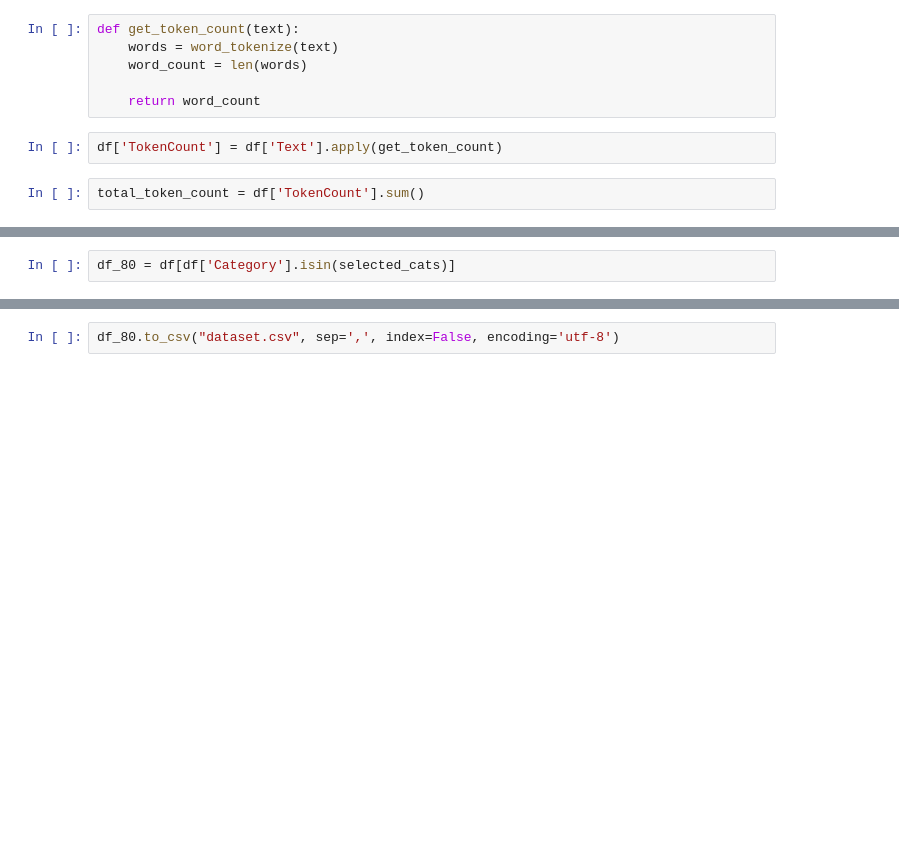
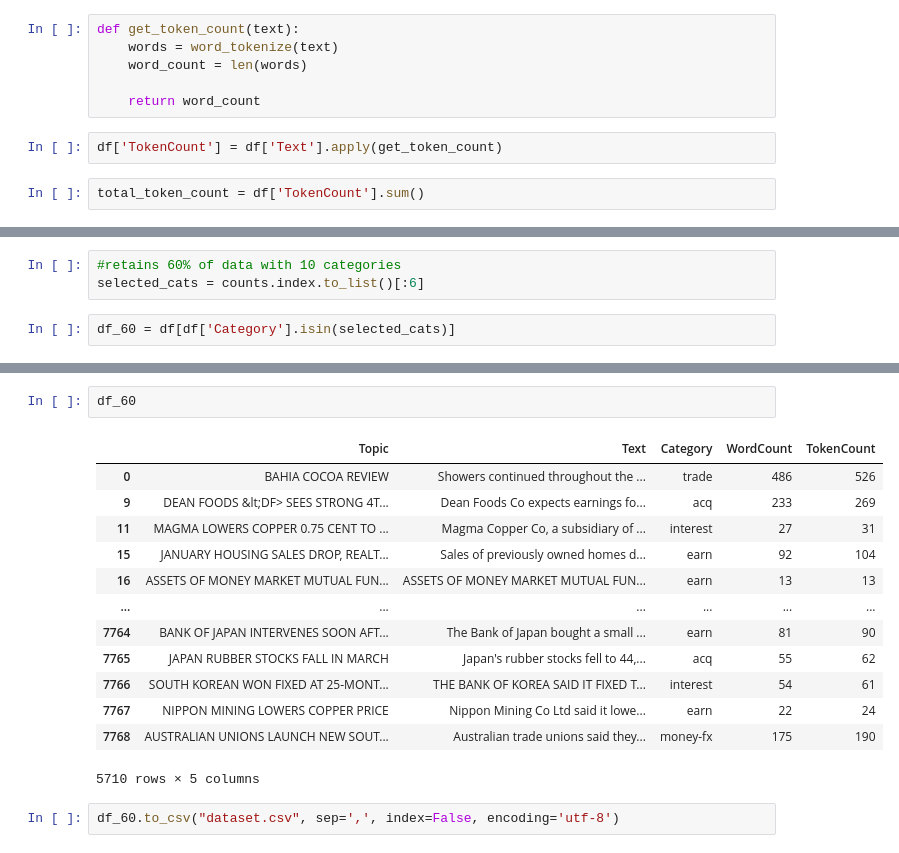
Before and after one commit to NevJay/NLP-Group-CW, a Jupyter notebook: Task_2/Reuters_Analysis.ipynb, the cells around one changed output, grey strips where cells are left out. Saved outputs shown, nothing was run; the diff lists cells and outputs as text; blank space fills up the shorter version.

```diff
--- a/Task_2/Reuters_Analysis.ipynb
+++ b/Task_2/Reuters_Analysis.ipynb
@@ -243,2 +235,5 @@ selected_cats = counts.index.to_list()[:10]
+# %%
+#retains 60% of data with 10 categories
+selected_cats = counts.index.to_list()[:6]
 # %%
-df_80 = df[df['Category'].isin(selected_cats)]
+df_60 = df[df['Category'].isin(selected_cats)]
@@ -261,2 +240,18 @@ df_80
+# %%
+df_60
+# %% [output]
+|  | Topic | Text | Category | WordCount | TokenCount |
+| 0 | BAHIA COCOA REVIEW | Showers continued throughout the ... | trade | 486 | 526 |
+| 9 | DEAN FOODS &lt;DF> SEES STRONG 4T... | Dean Foods Co expects earnings fo... | acq | 233 | 269 |
+| 11 | MAGMA LOWERS COPPER 0.75 CENT TO ... | Magma Copper Co, a subsidiary of ... | interest | 27 | 31 |
+| 15 | JANUARY HOUSING SALES DROP, REALT... | Sales of previously owned homes d... | earn | 92 | 104 |
+| 16 | ASSETS OF MONEY MARKET MUTUAL FUN... | ASSETS OF MONEY MARKET MUTUAL FUN... | earn | 13 | 13 |
+| ... | ... | ... | ... | ... | ... |
+| 7764 | BANK OF JAPAN INTERVENES SOON AFT... | The Bank of Japan bought a small ... | earn | 81 | 90 |
+| 7765 | JAPAN RUBBER STOCKS FALL IN MARCH | Japan's rubber stocks fell to 44,... | acq | 55 | 62 |
+| 7766 | SOUTH KOREAN WON FIXED AT 25-MONT... | THE BANK OF KOREA SAID IT FIXED T... | interest | 54 | 61 |
+| 7767 | NIPPON MINING LOWERS COPPER PRICE | Nippon Mining Co Ltd said it lowe... | earn | 22 | 24 |
+| 7768 | AUSTRALIAN UNIONS LAUNCH NEW SOUT... | Australian trade unions said they... | money-fx | 175 | 190 |
+5710 rows × 5 columns
 # %%
-df_80.to_csv("dataset.csv", sep=',', index=False, encoding='utf-8')
+df_60.to_csv("dataset.csv", sep=',', index=False, encoding='utf-8')
```
Also changed, not shown: parts of 17 cells of this notebook, 1 other file.
